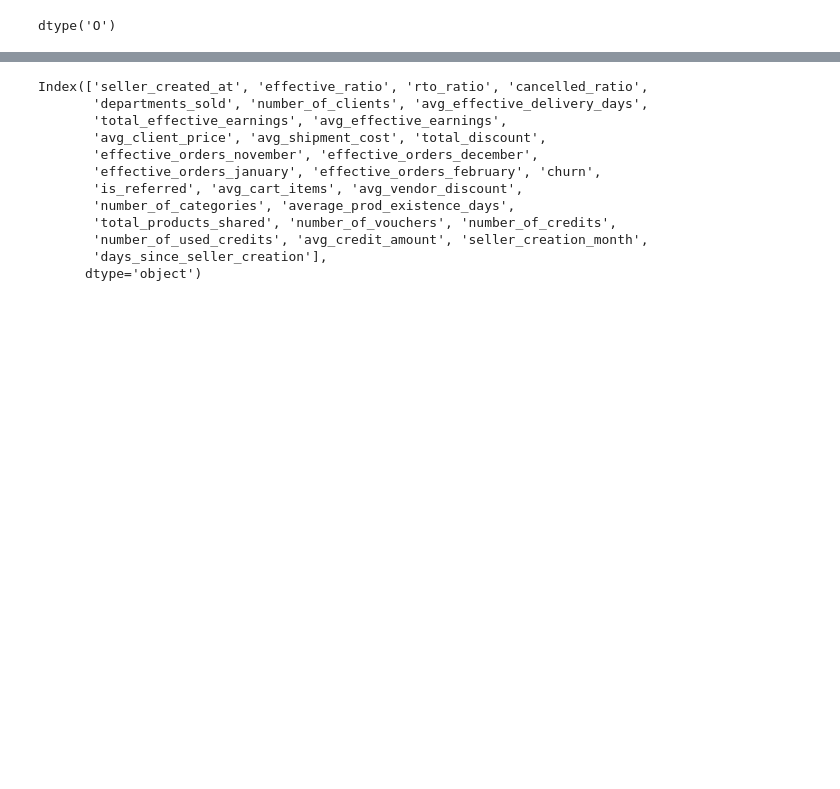
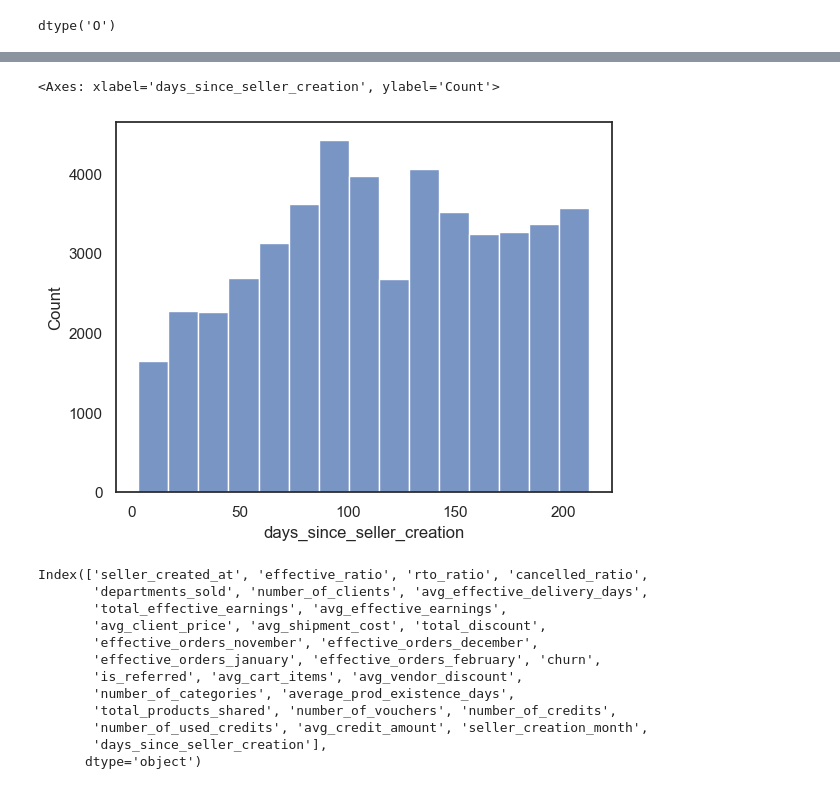
Before and after one commit to mauricio-morenor/churn-prediction-model, a Jupyter notebook: notebooks/07-it2-preprocessing.ipynb, the cells around one changed output, grey strips where cells are left out. Drawn from its saved outputs; the diff is of its cells as text; code cells hidden in the pictures; blank space fills up the shorter version.

```diff
--- a/notebooks/07-it2-preprocessing.ipynb
+++ b/notebooks/07-it2-preprocessing.ipynb
@@ -147,3 +177,9 @@ dtype('int64')
+# %%
+plt.plot()
+sns.histplot(data= dfsellers, x=dfsellers["days_since_seller_creation"], bins=15)
+# %% [output]
+<Axes: xlabel='days_since_seller_creation', ylabel='Count'>
+[figure, added]
 # %%
 dfsellers3 = dfsellers.copy()
 # %%
```
Also changed, not shown: parts of 9 cells of this notebook, 9 other files.
